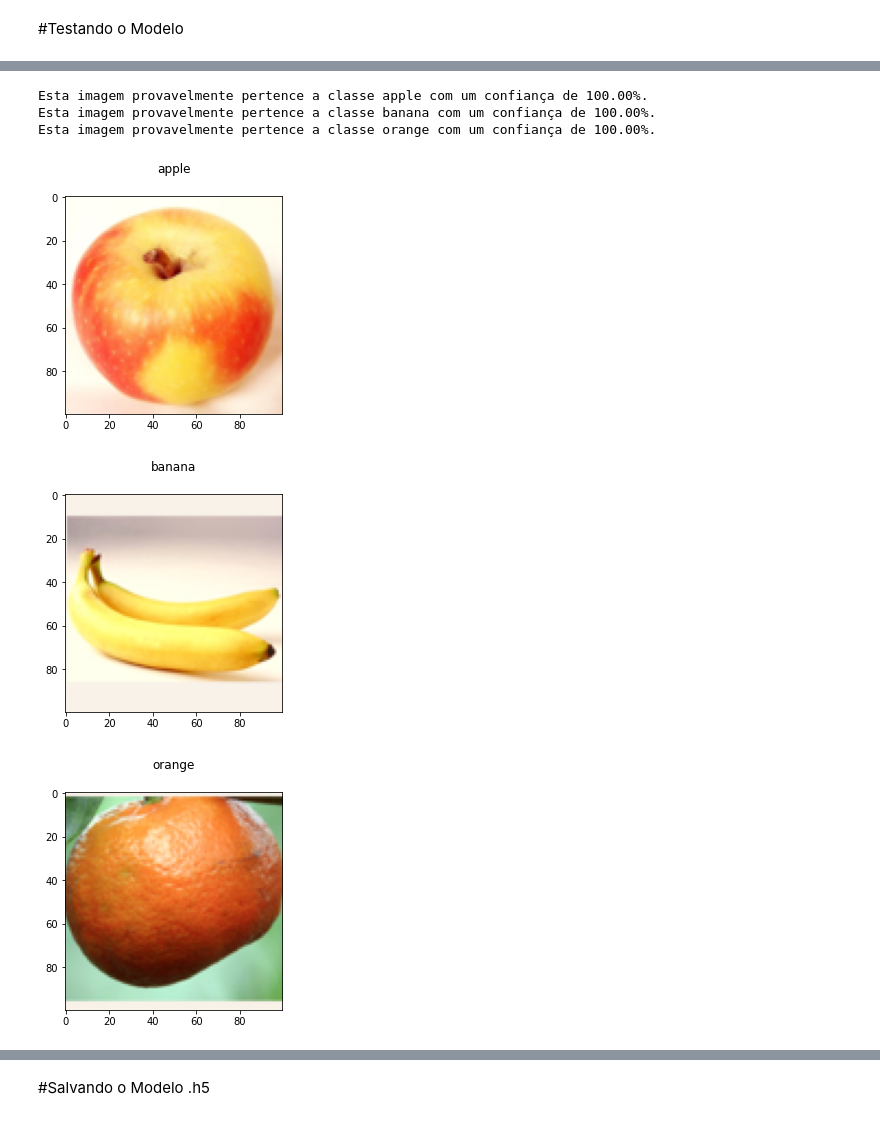
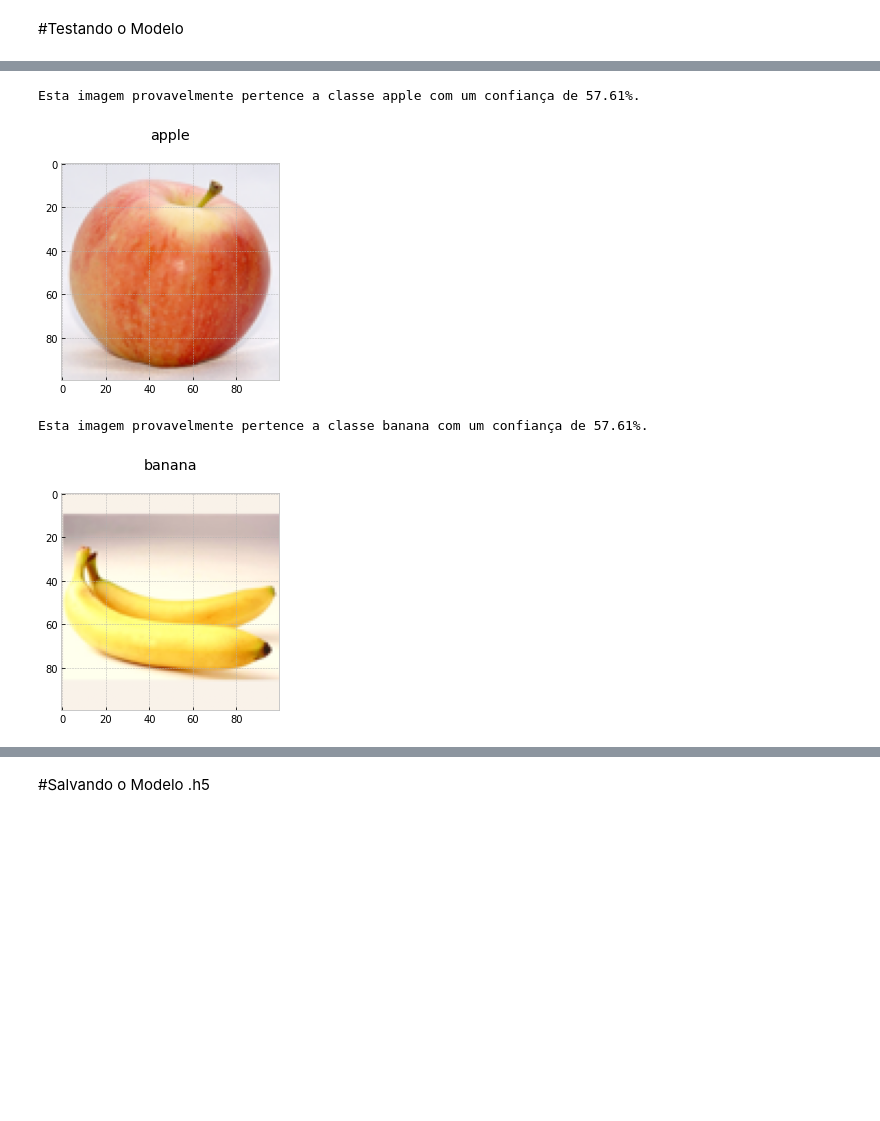
Before and after one commit to jannekelly/TCC, a Jupyter notebook: cnnTCC.ipynb, the cells around one changed output, grey strips where cells are left out. Saved outputs shown, nothing was run; the diff lists cells and outputs as text; code cells hidden in the pictures; blank space fills up the shorter version.

```diff
--- a/cnnTCC.ipynb
+++ b/cnnTCC.ipynb
@@ -245,69 +279,47 @@ print((acu/len(acc))*100)
 # %%
 class_names = train_ds.class_names
 #print(class_names)
 
 img = keras.preprocessing.image.load_img(
-    "/content/drive/My Drive/CNN-TCC/data/test/apple/29.png", target_size=(150,150)
+    "/content/drive/My Drive/CNN-TCC/dataset_original/test/apple/1.png", target_size=(150,150)
 )
 img_array = keras.preprocessing.image.img_to_array(img)
 img_array = tf.expand_dims(img_array, 0)
 predictions = model.predict(img_array)
 score = tf.nn.softmax(predictions[0])
 plt.figure()
 plt.plot()
-img = plt.imread("/content/drive/My Drive/CNN-TCC/data/test/apple/29.png")
+img = plt.imread("/content/drive/My Drive/CNN-TCC/dataset_original/test/apple/1.png")
 plt.imshow(np.squeeze(img))
 
 title=class_names[np.argmax(score)]
 plt.title(title, y=1.08)
 print(
     "Esta imagem provavelmente pertence a classe {} com um confiança de {:.2f}%."
     .format(class_names[np.argmax(score)], 100 * np.max(score))
 )
-
-
-img = keras.preprocessing.image.load_img(
-    "/content/drive/My Drive/CNN-TCC/data/test/banana/29.png", target_size=(150,150)
-)
-img_array = keras.preprocessing.image.img_to_array(img)
-img_array = tf.expand_dims(img_array, 0)
-predictions = model.predict(img_array)
-score = tf.nn.softmax(predictions[0])
-plt.figure()
-plt.plot()
-img = plt.imread("/content/drive/My Drive/CNN-TCC/data/test/banana/29.png")
-plt.imshow(np.squeeze(img))
-
-title=class_names[np.argmax(score)]
-plt.title(title, y=1.08)
-print(
-    "Esta imagem provavelmente pertence a classe {} com um confiança de {:.2f}%."
-    .format(class_names[np.argmax(score)], 100 * np.max(score))
-)
-
-
-img = keras.preprocessing.image.load_img(
-    "/content/drive/My Drive/CNN-TCC/data/test/orange/29.png", target_size=(150,150)
-)
-img_array = keras.preprocessing.image.img_to_array(img)
-img_array = tf.expand_dims(img_array, 0)
-predictions = model.predict(img_array)
-score = tf.nn.softmax(predictions[0])
-plt.figure()
-plt.plot()
-img = plt.imread("/content/drive/My Drive/CNN-TCC/data/test/orange/29.png")
-plt.imshow(np.squeeze(img))
-
-title=class_names[np.argmax(score)]
-plt.title(title, y=1.08)
-print(
-    "Esta imagem provavelmente pertence a classe {} com um confiança de {:.2f}%."
-    .format(class_names[np.argmax(score)], 100 * np.max(score))
-)
 # %% [output]
-Esta imagem provavelmente pertence a classe apple com um confiança de 100.00%.
-Esta imagem provavelmente pertence a classe banana com um confiança de 100.00%.
-Esta imagem provavelmente pertence a classe orange com um confiança de 100.00%.
+Esta imagem provavelmente pertence a classe apple com um confiança de 57.61%.
-[figure, old version]
+[figure, new version]
-[figure, removed]
-[figure, removed]
+# %%
+img = keras.preprocessing.image.load_img(
+    "/content/drive/My Drive/CNN-TCC/dataset_original/test/banana/29.png", target_size=(150,150)
+)
+img_array = keras.preprocessing.image.img_to_array(img)
+img_array = tf.expand_dims(img_array, 0)
+predictions = model.predict(img_array)
+score = tf.nn.softmax(predictions[0])
+plt.figure()
+plt.plot()
+img = plt.imread("/content/drive/My Drive/CNN-TCC/dataset_original/test/banana/29.png")
+plt.imshow(np.squeeze(img))
+
+title=class_names[np.argmax(score)]
+plt.title(title, y=1.08)
+print(
+    "Esta imagem provavelmente pertence a classe {} com um confiança de {:.2f}%."
+    .format(class_names[np.argmax(score)], 100 * np.max(score))
+)
+# %% [output]
+Esta imagem provavelmente pertence a classe banana com um confiança de 57.61%.
+[figure, added]
```
Also changed, not shown: parts of 12 cells of this notebook.
